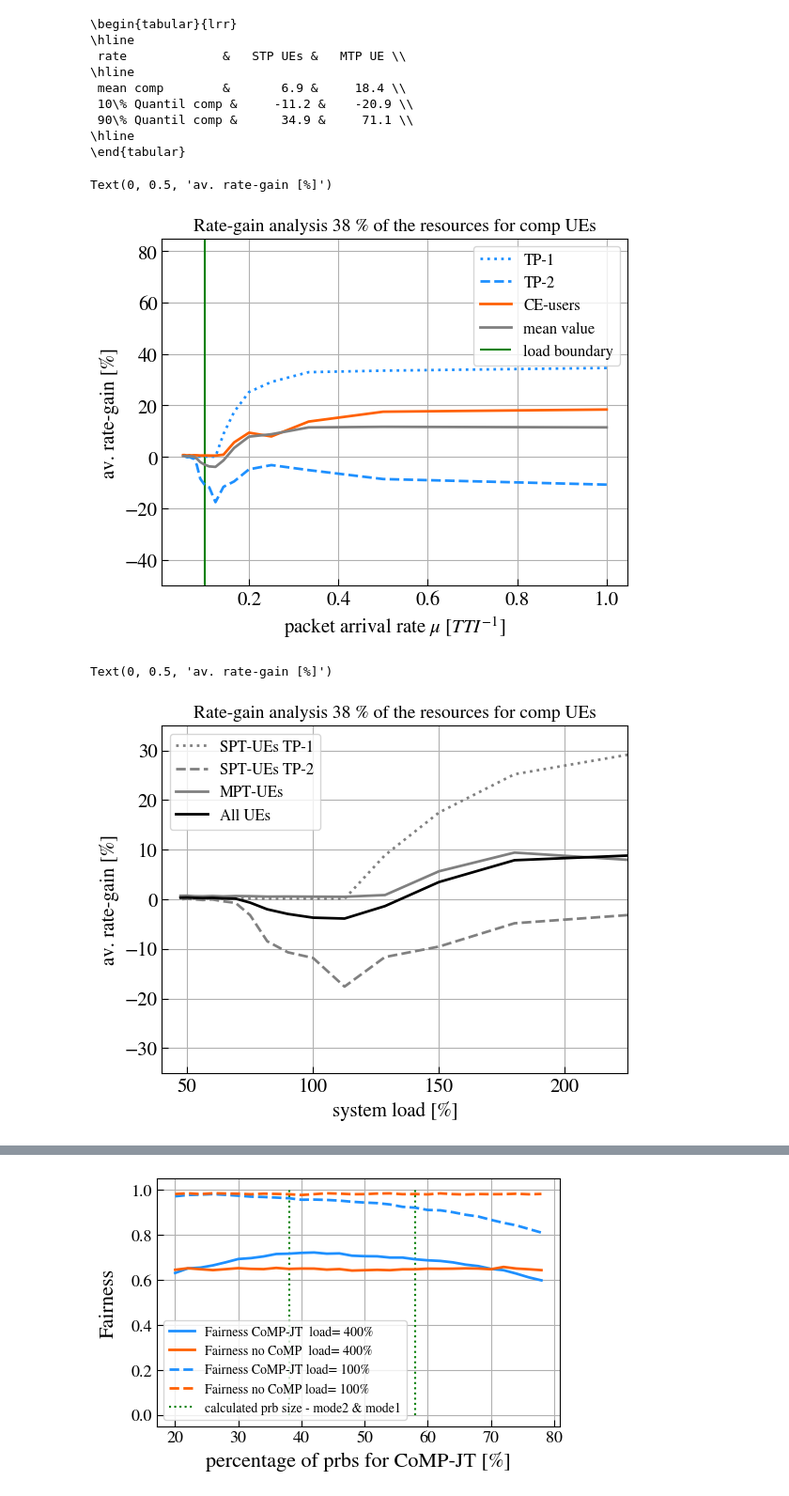
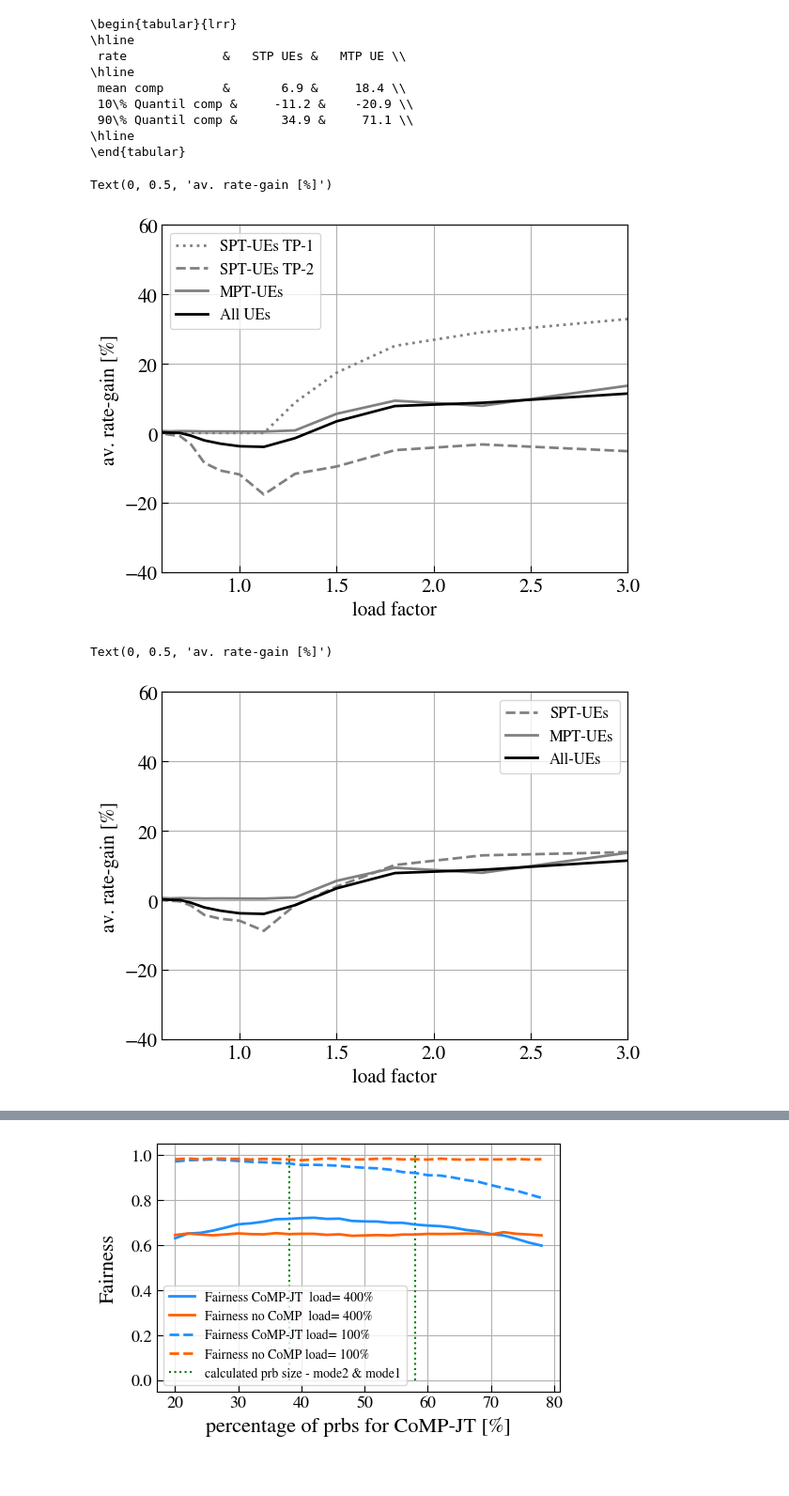
Before and after one commit to CarolineZoll/EDS, a Jupyter notebook: PRB-Reservation_savedData.ipynb, the cells around one changed output, grey strips where cells are left out. Shown at 94% size. Saved outputs shown, nothing was run; the diff lists cells and outputs as text; code cells hidden in the pictures; blank space fills up the shorter version.

```diff
--- a/PRB-Reservation_savedData.ipynb
+++ b/PRB-Reservation_savedData.ipynb
@@ -397,5 +397,5 @@ for i in mu_range:
     x=x[x!=0]
     gain_320_2=np.append(gain_320_2,np.mean(x))
 # %%
-mu_range2=1/mu_range*full_load*100
+mu_range2=1/mu_range*full_load
 # %%
@@ -654,50 +734,51 @@ print(tabulate([(k,) + v for k, v in dict_min_mean.items()], headers=headers,tab
 # %%
 #plt.plot(mu_range,list(gain_133),color='#1f77b4', label='38 % TP-1')
 #plt.plot(mu_range,list(gain_320),color='#1f77b4',linestyle='dashed', label='38 % TP-2')
 #plt.plot(mu_range,list(gain_comp),color='#1f77b4',linestyle='dotted', label='38 % comp')
 
-beg=0
-end=20
+beg=2
+end=19
 
-plt.plot(1/mu_range[beg:end],list(gain_133_2)[beg:end],color=col,linestyle='dotted',label='TP-1',linewidth=2)
-plt.plot(1/mu_range[beg:end],list(gain_320_2)[beg:end],color=col,linestyle='dashed', label='TP-2',linewidth=2)
-plt.plot(1/mu_range[beg:end],list(gain_comp_2)[beg:end],color='#FF6103', label='CE-users',linewidth=2)
-plt.plot(1/mu_range[beg:end],list(mean_gain[prb_ana[1]])[beg:end],color='grey', label='mean value',linewidth=2)
-plt.vlines(x=1/mu_range[full_load],ymin=-50, ymax=85,ls='-',label='load boundary',colors='green')
-#plt.xlim(0,16)
-plt.ylim(-50,85)
+plt.plot(mu_range2[beg:end],list(gain_133_2)[beg:end],color='grey',linestyle='dotted',label='SPT-UEs TP-1',linewidth=2)
+plt.plot(mu_range2[beg:end],list(gain_320_2)[beg:end],color='grey',linestyle='dashed', label='SPT-UEs TP-2',linewidth=2)
+plt.plot(mu_range2[beg:end],list(gain_comp_2)[beg:end],color='grey', label='MPT-UEs',linewidth=2)
+plt.plot(mu_range2[beg:end],list(mean_gain[prb_ana[1]])[beg:end],color='black', label='All UEs',linewidth=2)
+#plt.vlines(x=1/mu_range[full_load],ymin=-50, ymax=85,ls='-',label='load boundary',colors='green')
+plt.xlim(0.6,3)
 #plt.legend()
 
+plt.ylim(-40,60)
 plt.grid()
-plt.title('Rate-gain analysis '+ str(prb_ana[1]*2) + ' % of the resources for comp UEs', fontsize=14)
+#plt.title('Rate-gain analysis '+ str(prb_ana[1]*2) + ' % of the resources for comp UEs', fontsize=14)
 plt.legend( prop={'size': 12})
-plt.xlabel('packet arrival rate $\mu$ [$TTI^{-1}$]')
+plt.xlabel('load factor')
 plt.ylabel('av. rate-gain [%]')
 # %% [output]
 Text(0, 0.5, 'av. rate-gain [%]')
-[figure, old version]
+[figure, new version]
 # %%
 #plt.plot(mu_range,list(gain_133),color='#1f77b4', label='38 % TP-1')
 #plt.plot(mu_range,list(gain_320),color='#1f77b4',linestyle='dashed', label='38 % TP-2')
 #plt.plot(mu_range,list(gain_comp),color='#1f77b4',linestyle='dotted', label='38 % comp')
 
-beg=3
+beg=2
 end=19
-
-plt.plot(mu_range2[beg:end],list(gain_133_2)[beg:end],color='grey',linestyle='dotted',label='SPT-UEs TP-1',linewidth=2)
-plt.plot(mu_range2[beg:end],list(gain_320_2)[beg:end],color='grey',linestyle='dashed', label='SPT-UEs TP-2',linewidth=2)
+gain_spt2=(gain_133_2+gain_320_2)/2
+#plt.plot(mu_range2[beg:end],list(gain_133_2)[beg:end],color='grey',linestyle='dotted',label='SPT-UEs TP-1',linewidth=2)
+plt.plot(mu_range2[beg:end],gain_spt2[beg:end],color='grey',linestyle='dashed', label='SPT-UEs',linewidth=2)
 plt.plot(mu_range2[beg:end],list(gain_comp_2)[beg:end],color='grey', label='MPT-UEs',linewidth=2)
-plt.plot(mu_range2[beg:end],list(mean_gain[prb_ana[1]])[beg:end],color='black', label='All UEs',linewidth=2)
+plt.plot(mu_range2[beg:end],list(mean_gain[prb_ana[1]])[beg:end],color='black', label='All-UEs',linewidth=2)
 #plt.vlines(x=1/mu_range[full_load],ymin=-50, ymax=85,ls='-',label='load boundary',colors='green')
-plt.xlim(40,mu_range2[3])
-plt.ylim(-35,35)
+plt.xlim(0.6,3)
+plt.ylim(-10,20)
 #plt.legend()
 
+plt.ylim(-40,60)
 plt.grid()
-plt.title('Rate-gain analysis '+ str(prb_ana[1]*2) + ' % of the resources for comp UEs', fontsize=14)
+#plt.title('Rate-gain analysis '+ str(prb_ana[1]*2) + ' % of the resources for comp UEs', fontsize=14)
 plt.legend( prop={'size': 12})
-plt.xlabel('system load [%]')
+plt.xlabel('load factor')
 plt.ylabel('av. rate-gain [%]')
 # %% [output]
 Text(0, 0.5, 'av. rate-gain [%]')
-[figure, old version]
+[figure, new version]
```
Also changed, not shown: parts of 53 cells of this notebook, 10 other files.
